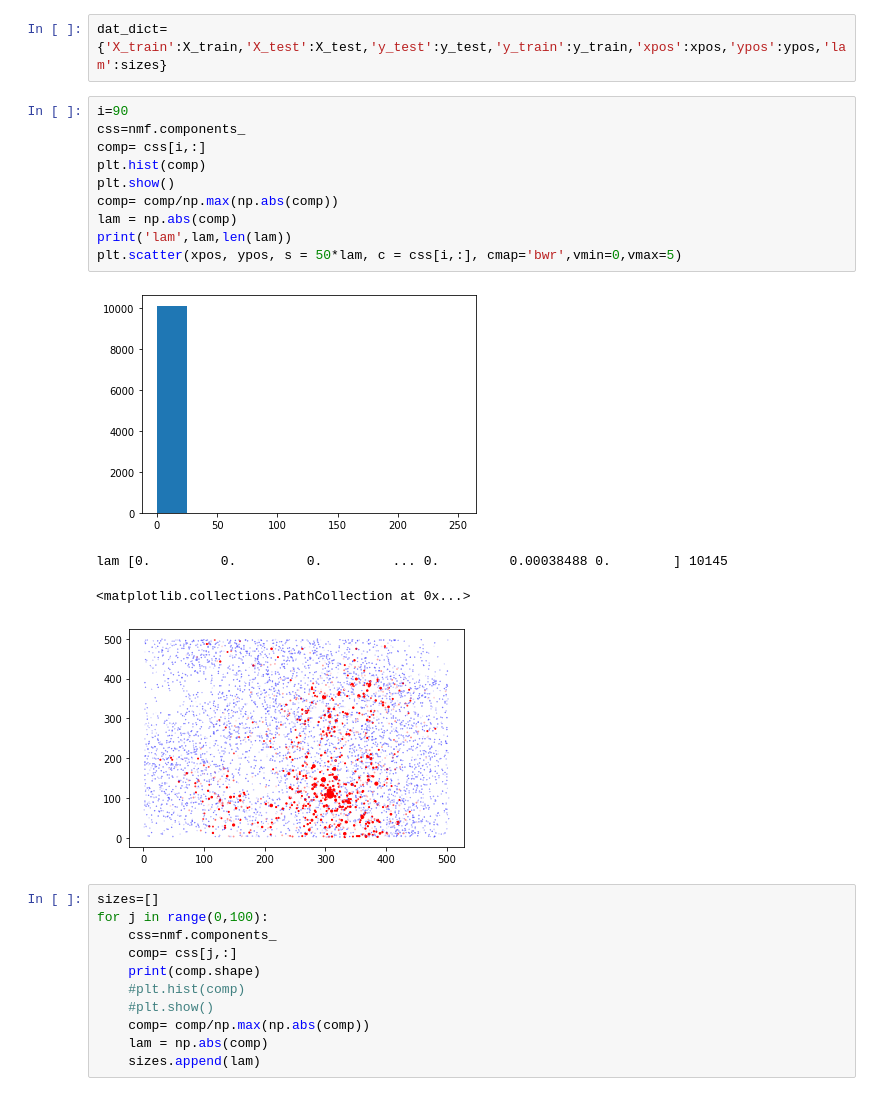
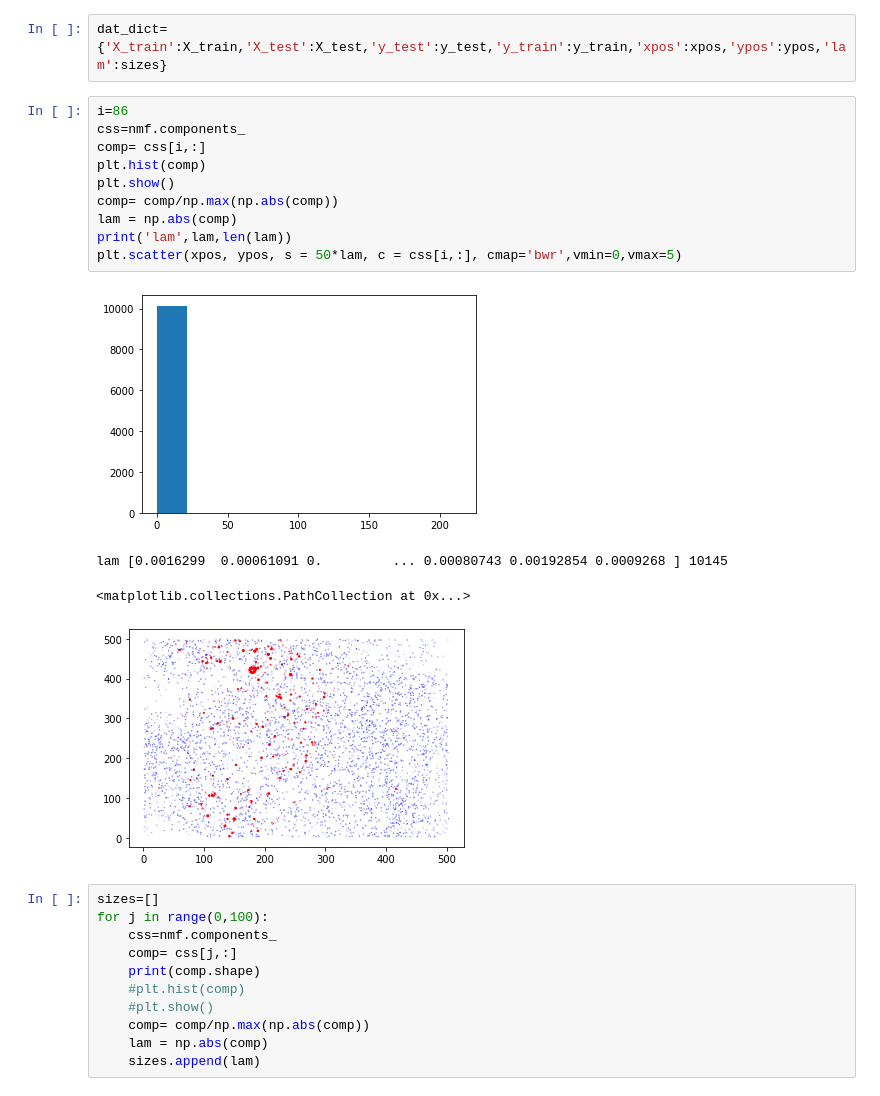
Before and after one commit to mariakesa/CommunicationSubspaces, a Jupyter notebook: SubtractSpont.ipynb, the cells around one changed output. Saved outputs shown, nothing was run; the diff lists cells and outputs as text.

```diff
--- a/SubtractSpont.ipynb
+++ b/SubtractSpont.ipynb
@@ -93,20 +93,20 @@ print(y_train.shape)
 # %%
 dat_dict={'X_train':X_train,'X_test':X_test,'y_test':y_test,'y_train':y_train,'xpos':xpos,'ypos':ypos,'lam':sizes}
 # %%
-i=90
+i=86
 css=nmf.components_
 comp= css[i,:]
 plt.hist(comp)
 plt.show()
 comp= comp/np.max(np.abs(comp))
 lam = np.abs(comp)
 print('lam',lam,len(lam))
 plt.scatter(xpos, ypos, s = 50*lam, c = css[i,:], cmap='bwr',vmin=0,vmax=5)
 # %% [output]
-[figure, old version]
+[figure, new version]
-lam [0.         0.         0.         ... 0.         0.00038488 0.        ] 10145
+lam [0.0016299  0.00061091 0.         ... 0.00080743 0.00192854 0.0009268 ] 10145
 <matplotlib.collections.PathCollection at 0x...>
-[figure, old version]
+[figure, new version]
 # %%
 sizes=[]
 for j in range(0,100):
```
Also changed, not shown: parts of 1 cell of this notebook.
